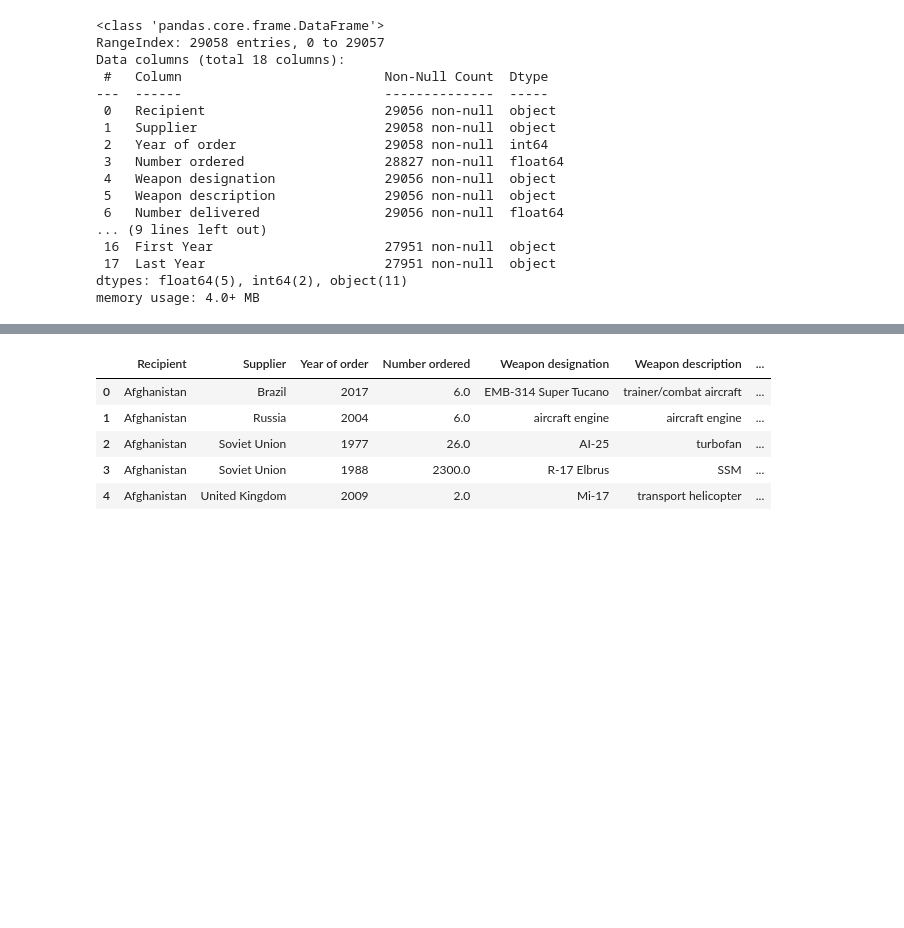
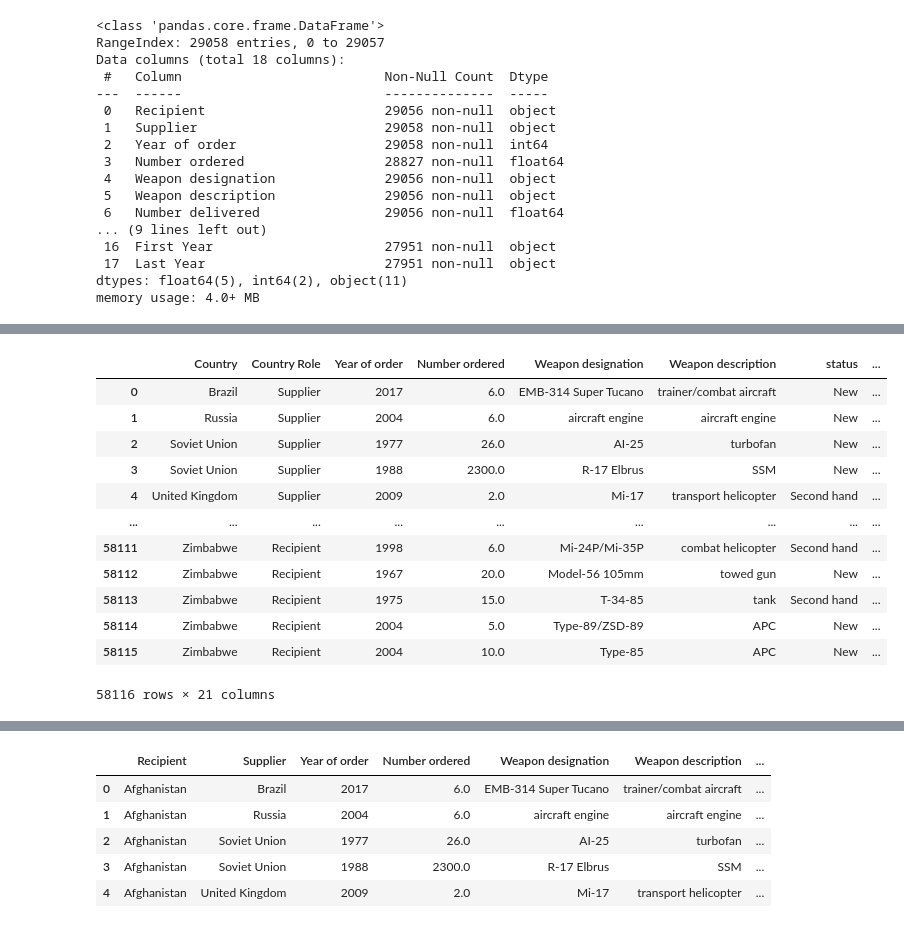
Before and after one commit to ClaytonB-3/arms-trade-proj, a Jupyter notebook: data_cleaning.ipynb, the cells around one changed output, grey strips where cells are left out. Saved outputs shown, nothing was run; the diff lists cells and outputs as text; code cells hidden in the pictures; blank space fills up the shorter version.

```diff
--- a/data_cleaning.ipynb
+++ b/data_cleaning.ipynb
@@ -488,0 +505,3 @@ country_df = pd.read_csv('raw_data/WDICountry.csv')
+# %%
+country_region_mapping = country_df[['Long Name', 'Region']]
+country_region_mapping
@@ -667,3 +700,8 @@ mapping_wbi_to_sipri = {
 non_region_df['sipri_country_mapping'] = non_region_df['Country Name'].apply(
     lambda x: x if x not in mapping_wbi_to_sipri else mapping_wbi_to_sipri[x]
 )
+# %%
+country_region_mapping['sipri_country_mapping'] = country_region_mapping['Long Name'].apply(
+    lambda x: x if x not in mapping_wbi_to_sipri else mapping_wbi_to_sipri[x]
+)
+country_region_mapping
@@ -759,3 +825,6 @@ transformed_df.head()
 df.to_csv('final_data/cleaned_transfer_data.csv')
 # %%
 sipri_wdi_merge = df.merge(non_region_df, how='left', left_on=['Recipient','Year of order'], right_on=['sipri_country_mapping','Year'])
+# %%
+melt_wdi_sipri_merge = transformed_df.merge(non_region_df, how='left', left_on=['Country','Year of order'], right_on=['sipri_country_mapping','Year'])
+melt_wdi_sipri_merge.info()
@@ -761,0 +849,19 @@ sipri_wdi_merge = df.merge(non_region_df, how='left', left_on=['Recipient','Year
+# %%
+drop_cols = ['Year', 'Region']
+melt_wdi_sipri_merge = melt_wdi_sipri_merge.drop(columns=drop_cols)
+melt_wdi_sipri_merge.merge(country_region_mapping, how='left', left_on='Country', right_on='sipri_country_mapping')
+melt_wdi_sipri_merge
+# %% [output]
+|  | Country | Country Role | Year of order | Number ordered | Weapon designation | Weapon description | status | ... |
+| 0 | Brazil | Supplier | 2017 | 6.0 | EMB-314 Super Tucano | trainer/combat aircraft | New | ... |
+| 1 | Russia | Supplier | 2004 | 6.0 | aircraft engine | aircraft engine | New | ... |
+| 2 | Soviet Union | Supplier | 1977 | 26.0 | AI-25 | turbofan | New | ... |
+| 3 | Soviet Union | Supplier | 1988 | 2300.0 | R-17 Elbrus | SSM | New | ... |
+| 4 | United Kingdom | Supplier | 2009 | 2.0 | Mi-17 | transport helicopter | Second hand | ... |
+| ... | ... | ... | ... | ... | ... | ... | ... | ... |
+| 58111 | Zimbabwe | Recipient | 1998 | 6.0 | Mi-24P/Mi-35P | combat helicopter | Second hand | ... |
+| 58112 | Zimbabwe | Recipient | 1967 | 20.0 | Model-56 105mm | towed gun | New | ... |
+| 58113 | Zimbabwe | Recipient | 1975 | 15.0 | T-34-85 | tank | Second hand | ... |
+| 58114 | Zimbabwe | Recipient | 2004 | 5.0 | Type-89/ZSD-89 | APC | New | ... |
+| 58115 | Zimbabwe | Recipient | 2004 | 10.0 | Type-85 | APC | New | ... |
+58116 rows × 21 columns
```
Also changed, not shown: parts of 11 cells of this notebook, 7 other files.
